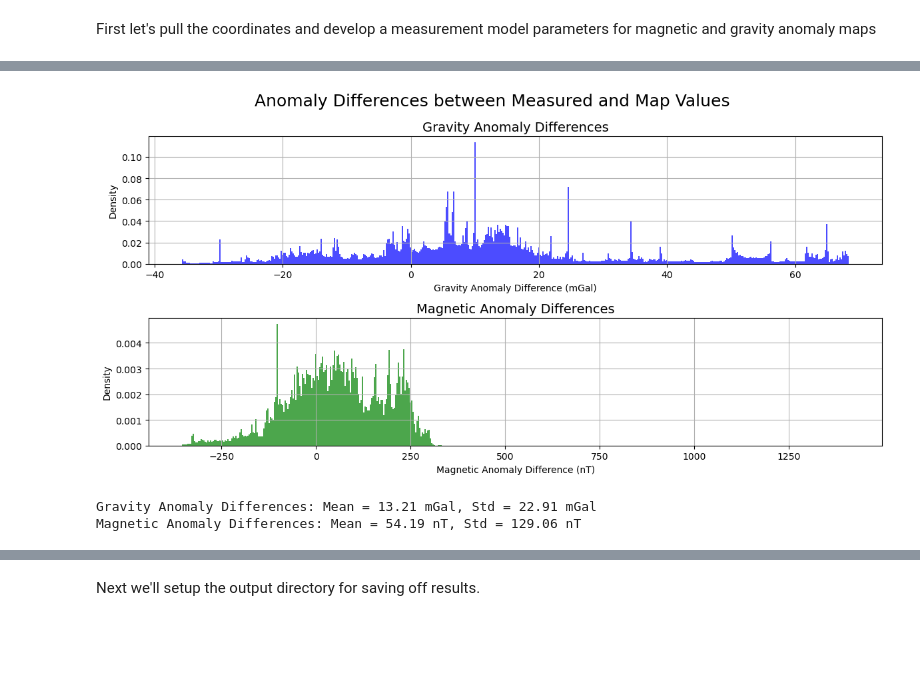
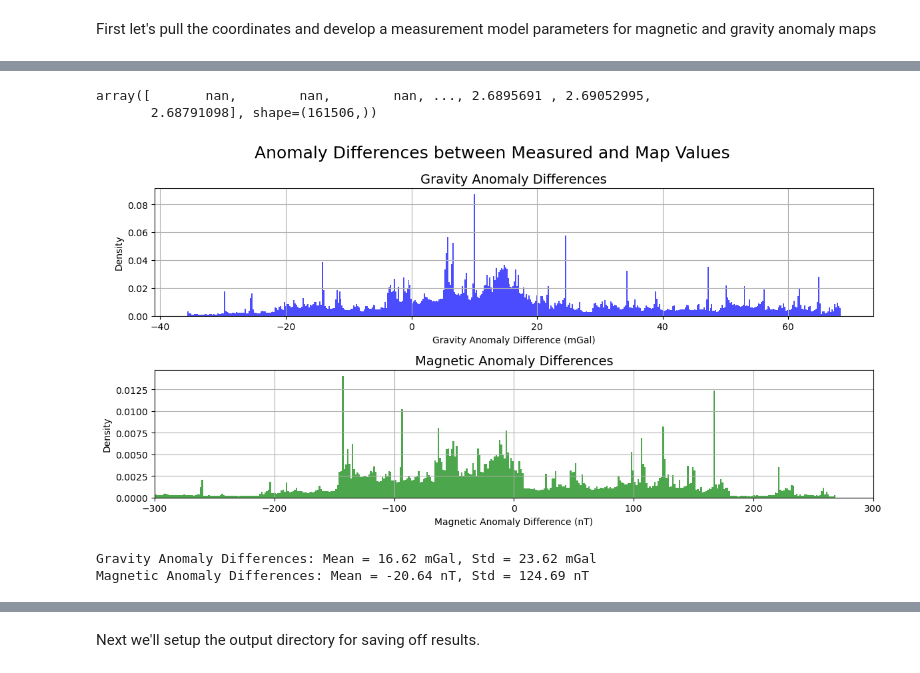
Before and after one commit to jbrodovsky/strapdown-rs, a Jupyter notebook: examples/geonav-sim/geonav-sim.ipynb, the cells around one changed output, grey strips where cells are left out. Cells and saved outputs as stored; diff of their text form; code cells hidden in the pictures; blank space fills up the shorter version.

```diff
--- a/examples/geonav-sim/geonav-sim.ipynb
+++ b/examples/geonav-sim/geonav-sim.ipynb
@@ -150,0 +151,2 @@ mag = np.linalg.norm(mag, axis=1)
+# %%
+mag *= 1e-3  # convert to nT
@@ -169,23 +176,30 @@ mag_anomalies = mag_map.interp(lon=lons, lat=lats).values
 
 grav_diffs = grav - grav_anomalies
 mag_diffs = mag - mag_anomalies
+# %%
+mag_anomalies
+# %% [output]
+array([       nan,        nan,        nan, ..., 2.6895691 , 2.69052995,
+       2.68791098], shape=(161506,))
 # %%
 fig, ax = plt.subplots(2, 1, figsize=(12, 6), layout="tight")
 ax[0].hist(grav_diffs, bins=500, density=True, alpha=0.7, color='blue')
 ax[0].set_xlabel('Gravity Anomaly Difference (mGal)')
 ax[0].set_ylabel('Density')
 ax[0].set_title('Gravity Anomaly Differences', fontsize=14)
 ax[0].grid()
 
 ax[1].hist(mag_diffs, bins=500, density=True, alpha=0.7, color='green')
 ax[1].set_xlabel('Magnetic Anomaly Difference (nT)')
+ax[1].set_xlim((-300, 300))
 ax[1].set_ylabel('Density')
 ax[1].set_title('Magnetic Anomaly Differences', fontsize=14)
 ax[1].grid()
 fig.suptitle('Anomaly Differences between Measured and Map Values', fontsize=18)
-plt.show()
+fig.savefig("anomaly_differences.png", dpi=300)
+fig.show()
 # %% [output]
-[figure, old version]
+[figure, new version]
 # %%
 grav_mean = np.nanmean(grav_diffs)
 grav_std = np.nanstd(grav_diffs)
@@ -195,7 +209,7 @@ mag_std = np.nanstd(mag_diffs)
 print(f"Gravity Anomaly Differences: Mean = {grav_mean:.2f} mGal, Std = {grav_std:.2f} mGal")
 print(f"Magnetic Anomaly Differences: Mean = {mag_mean:.2f} nT, Std = {mag_std:.2f} nT")
 # %% [output]
-Gravity Anomaly Differences: Mean = 13.21 mGal, Std = 22.91 mGal
-Magnetic Anomaly Differences: Mean = 54.19 nT, Std = 129.06 nT
+Gravity Anomaly Differences: Mean = 16.62 mGal, Std = 23.62 mGal
+Magnetic Anomaly Differences: Mean = -20.64 nT, Std = 124.69 nT
 # %%
 !pixi run cargo build --workspace --release
```
Also changed, not shown: parts of 10 cells of this notebook, 2 other files.
